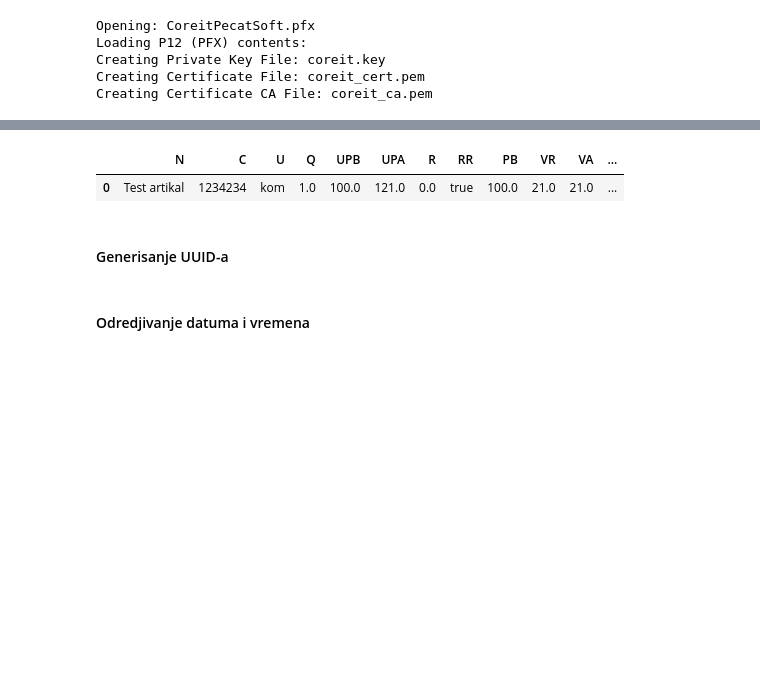
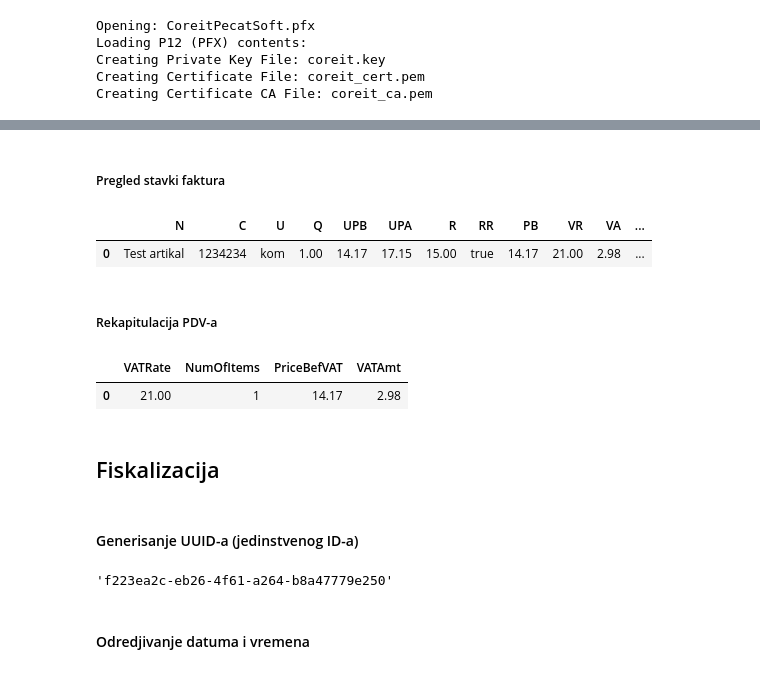
Before and after one commit to djordjen/ElektronskaFiskalizacijaPython, a Jupyter notebook: Fiskalizacija.ipynb, the cells around one changed output, grey strips where cells are left out. Drawn from its saved outputs; the diff is of its cells as text; code cells hidden in the pictures; blank space fills up the shorter version.

```diff
--- a/Fiskalizacija.ipynb
+++ b/Fiskalizacija.ipynb
@@ -111,5 +82,7 @@ invoice = {
 # %%
+# Deklarisanje tabele
 import pandas as pd
+pd.options.display.float_format = "{:,.2f}".format
 invoice_items = pd.DataFrame({
     'N': [], # Name of item (goods or services)
     'C': [], # Code of the item from the barcode or similar representation
@@ -125,14 +98,15 @@ invoice_items = pd.DataFrame({
     'PA': [], # Price after applying VAT
 })
 
+# Dodavanje stavki
 invoice_items = invoice_items.append({
     'N': 'Test artikal',
     'C': '1234234',
     'U': 'kom',
     'Q': 1,
-    'UPB': 100.0,
+    'UPB': 14.17,
     'UPA': None,
-    'R': 0,
+    'R': 15,
     'RR': 'true',
     'PB': None,
     'VR': 21.00,
@@ -140,12 +114,10 @@ invoice_items = invoice_items.append({
     'PA': None
 }, ignore_index=True)
 
-
+# Kalkulacija
 invoice_items['UPA'] = invoice_items['UPB'] * (1 + invoice_items['VR'] / 100)
 invoice_items['PB'] = invoice_items['UPB'] * invoice_items['Q']
 invoice_items['PA'] = invoice_items['UPA'] * invoice_items['Q']
 invoice_items['VA'] = invoice_items['PA'] - invoice_items['PB']
-invoice_items
+
+invoice['prc'] = "%.2f" % invoice_items[['PA']].sum()[0]
-# %% [output]
-|  | N | C | U | Q | UPB | UPA | R | RR | PB | VR | VA | ... |
-| 0 | Test artikal | 1234234 | kom | 1.0 | 100.0 | 121.0 | 0.0 | true | 100.0 | 21.0 | 21.0 | ... |
@@ -154,8 +124,29 @@ invoice_items
+# %% [markdown]
+##### Pregled stavki faktura
+# %%
+invoice_items
+# %% [output]
+|  | N | C | U | Q | UPB | UPA | R | RR | PB | VR | VA | ... |
+| 0 | Test artikal | 1234234 | kom | 1.00 | 14.17 | 17.15 | 15.00 | true | 14.17 | 21.00 | 2.98 | ... |
+# %% [markdown]
+##### Rekapitulacija PDV-a
+# %%
+taxes = invoice_items.groupby(['VR']).agg(NumOfItems = ('N', 'count'), PriceBefVAT = ('PB', 'sum'), VATAmt = ('VA', 'sum')).reset_index()
+taxes.rename(columns={'VR': 'VATRate'}, inplace=True)
+taxes
+# %% [output]
+|  | VATRate | NumOfItems | PriceBefVAT | VATAmt |
+| 0 | 21.00 | 1 | 14.17 | 2.98 |
+# %% [markdown]
+## Fiskalizacija
 # %% [markdown]
-#### Generisanje UUID-a
+#### Generisanje UUID-a (jedinstvenog ID-a)
 # %%
 import uuid
 fresh_uuid = str(uuid.uuid4())
+fresh_uuid
+# %% [output]
+'f223ea2c-eb26-4f61-a264-b8a47779e250'
 # %% [markdown]
 #### Odredjivanje datuma i vremena
 # %%
```
Also changed, not shown: parts of 42 cells of this notebook.
